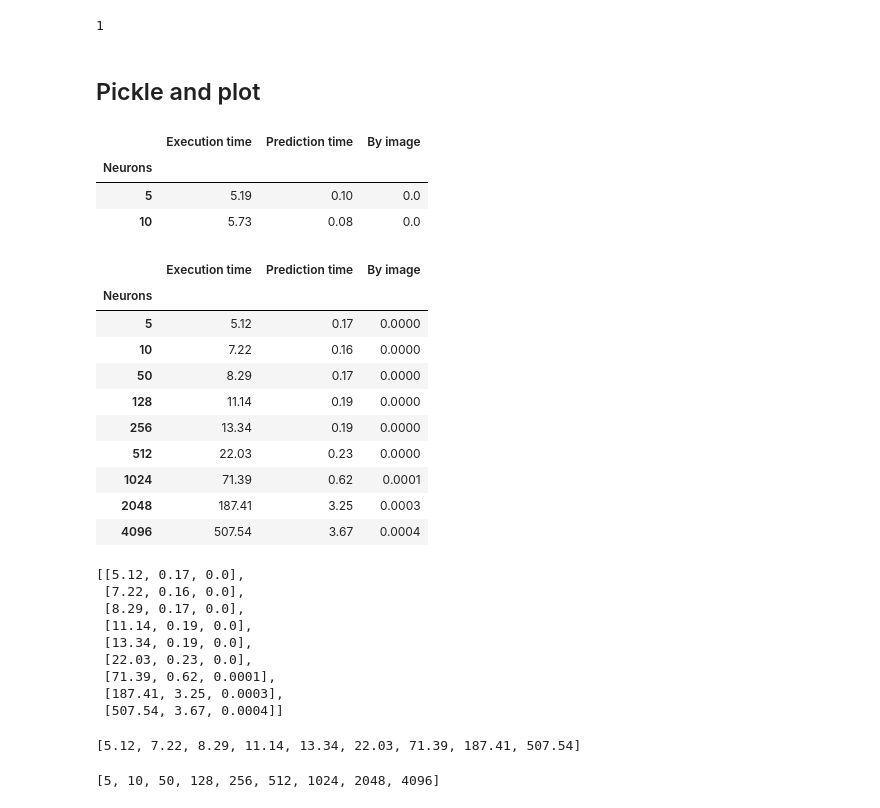
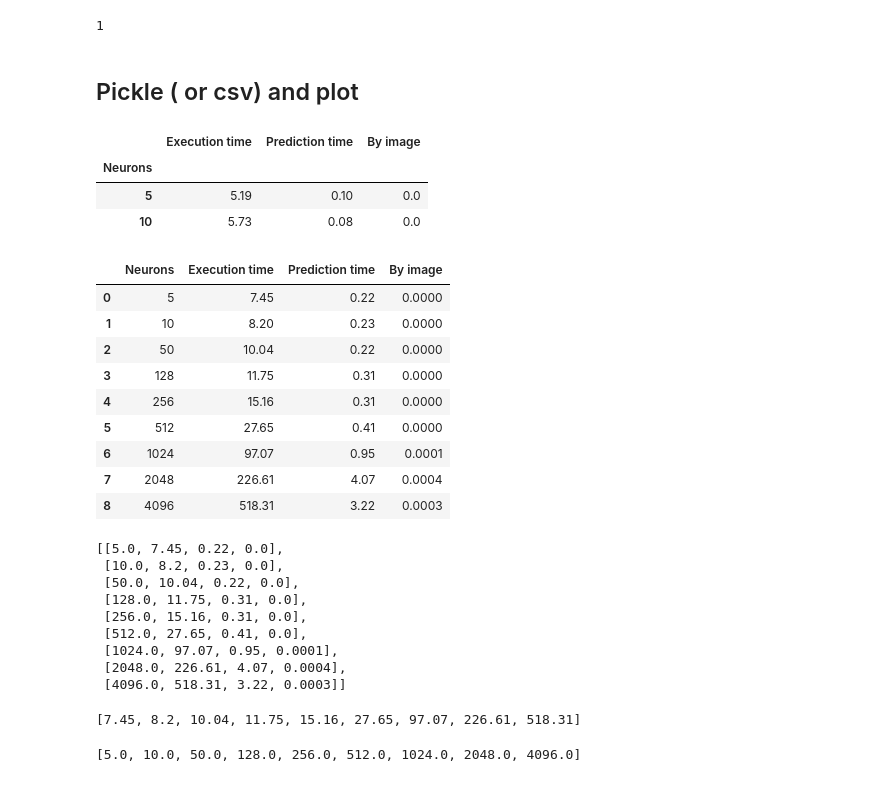
Before and after one commit to toelt-llc/TOELT-tfrabbit, a Jupyter notebook: code/notebooks/mnist_rpi_benchmark.ipynb, the cells around one changed output. Drawn from its saved outputs; the diff is of its cells as text; code cells hidden in the pictures.

```diff
--- a/code/notebooks/mnist_rpi_benchmark.ipynb
+++ b/code/notebooks/mnist_rpi_benchmark.ipynb
@@ -147,7 +147,7 @@ print(len(physical_devices))
 # %% [output]
 1
 # %% [markdown]
-## Pickle and plot
+## Pickle ( or csv) and plot
 # %%
 import pandas as pd
 dfres = pd.read_pickle('../saved_results/pickledf.pkl')
@@ -159,47 +159,46 @@ dfres
 | 10 | 5.73 | 0.08 | 0.0 |
 # %%
 import pandas as pd
-macdf = pd.read_csv('../saved_results/picklemac.pkl')
+macdf = pd.read_csv('../saved_results/csvmaccsv')
 macdf
 # %% [output]
-|  | Execution time | Prediction time | By image |
-| Neurons |  |  |  |
-| 5 | 5.12 | 0.17 | 0.0000 |
-| 10 | 7.22 | 0.16 | 0.0000 |
-| 50 | 8.29 | 0.17 | 0.0000 |
-| 128 | 11.14 | 0.19 | 0.0000 |
-| 256 | 13.34 | 0.19 | 0.0000 |
-| 512 | 22.03 | 0.23 | 0.0000 |
-| 1024 | 71.39 | 0.62 | 0.0001 |
-| 2048 | 187.41 | 3.25 | 0.0003 |
-| 4096 | 507.54 | 3.67 | 0.0004 |
+|  | Neurons | Execution time | Prediction time | By image |
+| 0 | 5 | 7.45 | 0.22 | 0.0000 |
+| 1 | 10 | 8.20 | 0.23 | 0.0000 |
+| 2 | 50 | 10.04 | 0.22 | 0.0000 |
+| 3 | 128 | 11.75 | 0.31 | 0.0000 |
+| 4 | 256 | 15.16 | 0.31 | 0.0000 |
+| 5 | 512 | 27.65 | 0.41 | 0.0000 |
+| 6 | 1024 | 97.07 | 0.95 | 0.0001 |
+| 7 | 2048 | 226.61 | 4.07 | 0.0004 |
+| 8 | 4096 | 518.31 | 3.22 | 0.0003 |
 # %%
 
 dflist = macdf.values.tolist()
 dflist
 # %% [output]
-[[5.12, 0.17, 0.0],
- [7.22, 0.16, 0.0],
- [8.29, 0.17, 0.0],
- [11.14, 0.19, 0.0],
- [13.34, 0.19, 0.0],
- [22.03, 0.23, 0.0],
- [71.39, 0.62, 0.0001],
- [187.41, 3.25, 0.0003],
- [507.54, 3.67, 0.0004]]
+[[5.0, 7.45, 0.22, 0.0],
+ [10.0, 8.2, 0.23, 0.0],
+ [50.0, 10.04, 0.22, 0.0],
+ [128.0, 11.75, 0.31, 0.0],
+ [256.0, 15.16, 0.31, 0.0],
+ [512.0, 27.65, 0.41, 0.0],
+ [1024.0, 97.07, 0.95, 0.0001],
+ [2048.0, 226.61, 4.07, 0.0004],
+ [4096.0, 518.31, 3.22, 0.0003]]
 # %%
 times_mac = []
 for i in macdf.values.tolist():
-    times_mac.append(i[0])
+    times_mac.append(i[1])
 times_mac
 # %% [output]
-[5.12, 7.22, 8.29, 11.14, 13.34, 22.03, 71.39, 187.41, 507.54]
+[7.45, 8.2, 10.04, 11.75, 15.16, 27.65, 97.07, 226.61, 518.31]
 # %%
 idxlist = macdf.index.tolist()
 mac_neurons = []
-for i in idxlist:
-    mac_neurons.append(int(i))
+for i in macdf.values.tolist():
+    mac_neurons.append(i[0])
 mac_neurons
 # %% [output]
-[5, 10, 50, 128, 256, 512, 1024, 2048, 4096]
+[5.0, 10.0, 50.0, 128.0, 256.0, 512.0, 1024.0, 2048.0, 4096.0]
 # %%
```
Also changed, not shown: parts of 4 cells of this notebook, 5 other files.
